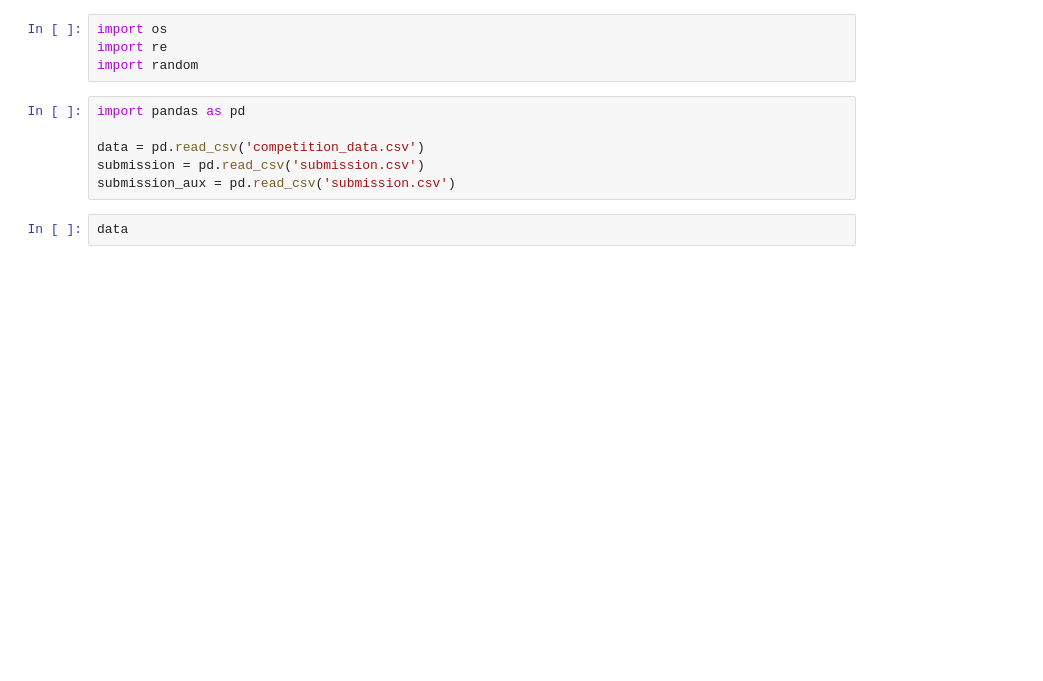
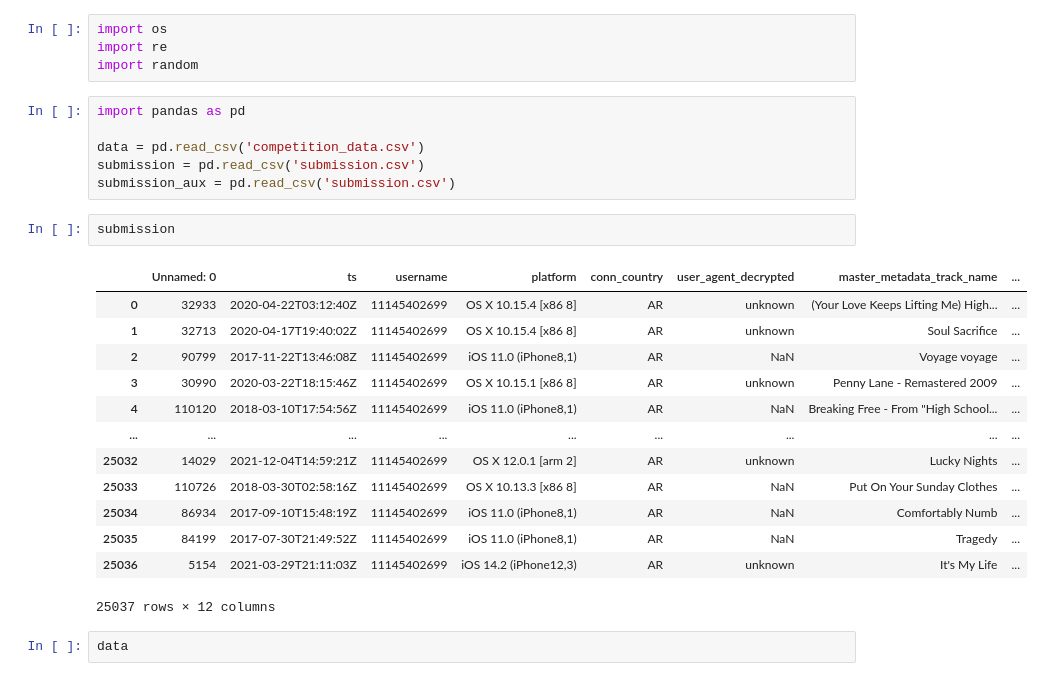
Before and after one commit to Dafydd8/TP2, a Jupyter notebook: XGBoost_holdout.ipynb, the cells around one changed output. Cells and saved outputs as stored; diff of their text form; blank space fills up the shorter version.

```diff
--- a/XGBoost_holdout.ipynb
+++ b/XGBoost_holdout.ipynb
@@ -8,6 +8,22 @@ import pandas as pd
 data = pd.read_csv('competition_data.csv')
 submission = pd.read_csv('submission.csv')
 submission_aux = pd.read_csv('submission.csv')
+# %%
+submission
+# %% [output]
+|  | Unnamed: 0 | ts | username | platform | conn_country | user_agent_decrypted | master_metadata_track_name | ... |
+| 0 | 32933 | 2020-04-22T03:12:40Z | 11145402699 | OS X 10.15.4 [x86 8] | AR | unknown | (Your Love Keeps Lifting Me) High... | ... |
+| 1 | 32713 | 2020-04-17T19:40:02Z | 11145402699 | OS X 10.15.4 [x86 8] | AR | unknown | Soul Sacrifice | ... |
+| 2 | 90799 | 2017-11-22T13:46:08Z | 11145402699 | iOS 11.0 (iPhone8,1) | AR | NaN | Voyage voyage | ... |
+| 3 | 30990 | 2020-03-22T18:15:46Z | 11145402699 | OS X 10.15.1 [x86 8] | AR | unknown | Penny Lane - Remastered 2009 | ... |
+| 4 | 110120 | 2018-03-10T17:54:56Z | 11145402699 | iOS 11.0 (iPhone8,1) | AR | NaN | Breaking Free - From "High School... | ... |
+| ... | ... | ... | ... | ... | ... | ... | ... | ... |
+| 25032 | 14029 | 2021-12-04T14:59:21Z | 11145402699 | OS X 12.0.1 [arm 2] | AR | unknown | Lucky Nights | ... |
+| 25033 | 110726 | 2018-03-30T02:58:16Z | 11145402699 | OS X 10.13.3 [x86 8] | AR | NaN | Put On Your Sunday Clothes | ... |
+| 25034 | 86934 | 2017-09-10T15:48:19Z | 11145402699 | iOS 11.0 (iPhone8,1) | AR | NaN | Comfortably Numb | ... |
+| 25035 | 84199 | 2017-07-30T21:49:52Z | 11145402699 | iOS 11.0 (iPhone8,1) | AR | NaN | Tragedy | ... |
+| 25036 | 5154 | 2021-03-29T21:11:03Z | 11145402699 | iOS 14.2 (iPhone12,3) | AR | unknown | It's My Life | ... |
+25037 rows × 12 columns
 # %%
 data
 # %% [output]
```
Also changed, not shown: parts of 33 cells of this notebook, 1 other file.
